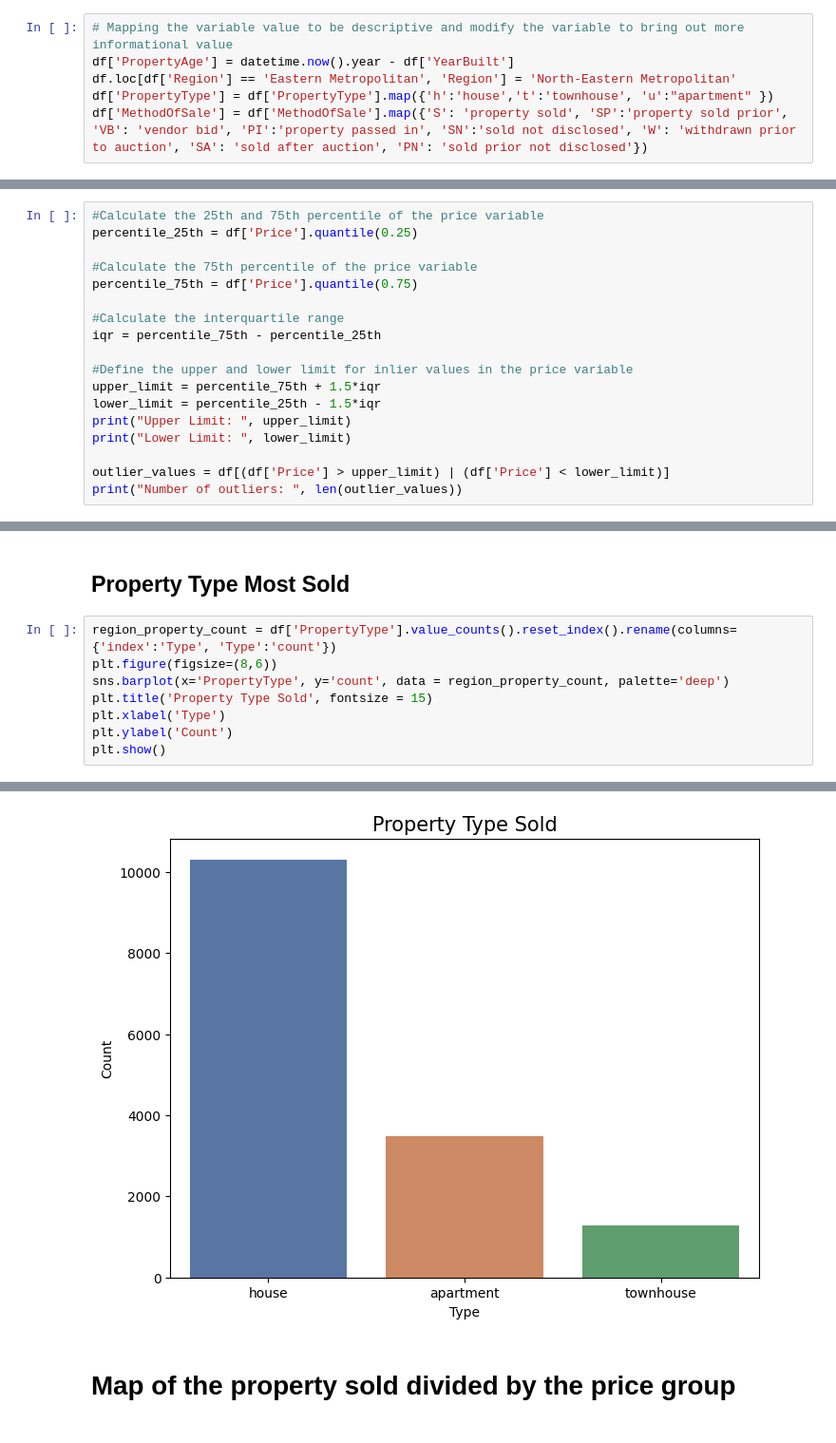
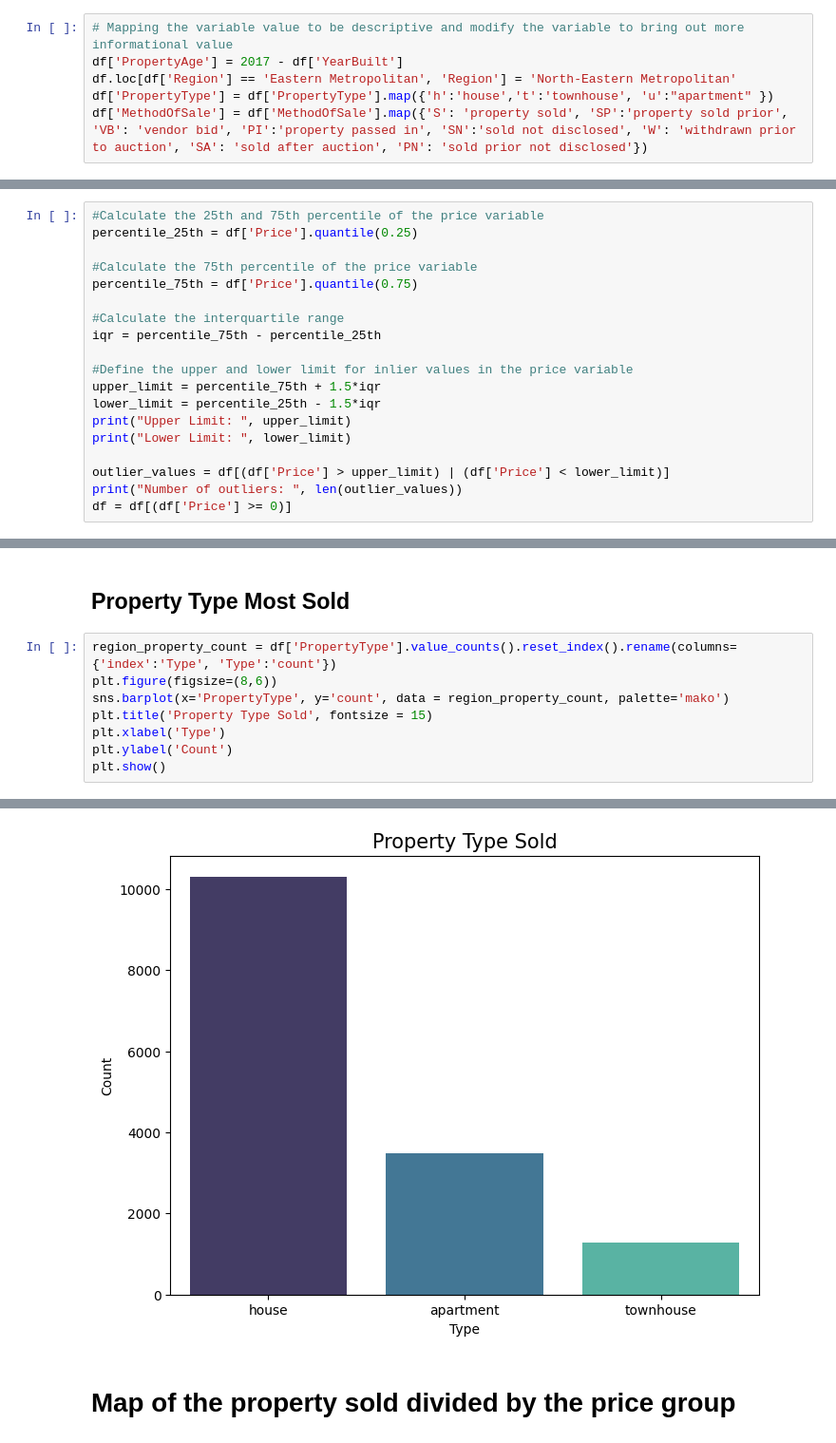
Before and after one commit to DustinKeene/Melbourne-Property-Price-Prediction-Modelling-, a Jupyter notebook: data_project_lab.ipynb, the cells around one changed output, grey strips where cells are left out. Shown at 95% size. Saved outputs shown, nothing was run; the diff lists cells and outputs as text.

```diff
--- a/data_project_lab.ipynb
+++ b/data_project_lab.ipynb
@@ -237,7 +237,7 @@ df.dropna(subset=['Latitude','Longitude'], inplace= True)
 'CouncilArea' does not provide significant context to the analysis later on as we already have region and suburbs as a way to distinguish the geography between premises, especially that rougly 33.5% of the data are missing the variable value.
 # %%
 # Mapping the variable value to be descriptive and modify the variable to bring out more informational value
-df['PropertyAge'] = datetime.now().year - df['YearBuilt']
+df['PropertyAge'] = 2017 - df['YearBuilt']
 df.loc[df['Region'] == 'Eastern Metropolitan', 'Region'] = 'North-Eastern Metropolitan'
 df['PropertyType'] = df['PropertyType'].map({'h':'house','t':'townhouse', 'u':"apartment" })
 df['MethodOfSale'] = df['MethodOfSale'].map({'S': 'property sold', 'SP':'property sold prior', 'VB': 'vendor bid', 'PI':'property passed in', 'SN':'sold not disclosed', 'W': 'withdrawn prior to auction', 'SA': 'sold after auction', 'PN': 'sold prior not disclosed'})
@@ -276,6 +276,7 @@ print("Lower Limit: ", lower_limit)
 
 outlier_values = df[(df['Price'] > upper_limit) | (df['Price'] < lower_limit)]
 print("Number of outliers: ", len(outlier_values))
+df = df[(df['Price'] >= 0)]
 # %% [output]
 Upper Limit:  2340000.0
 Lower Limit:  -380000.0
@@ -323,7 +408,7 @@ Passing `palette` without assigning `hue` is deprecated and will be removed in v
 # %%
 region_property_count = df['PropertyType'].value_counts().reset_index().rename(columns={'index':'Type', 'Type':'count'})
 plt.figure(figsize=(8,6))
-sns.barplot(x='PropertyType', y='count', data = region_property_count, palette='deep')
+sns.barplot(x='PropertyType', y='count', data = region_property_count, palette='mako')
 plt.title('Property Type Sold', fontsize = 15)
 plt.xlabel('Type')
 plt.ylabel('Count')
@@ -335,4 +420,4 @@ Passing `palette` without assigning `hue` is deprecated and will be removed in v
-[figure, old version]
+[figure, new version]
 # %% [markdown]
 # Map of the property sold divided by the price group
 # %%
```
Also changed, not shown: parts of 26 cells of this notebook, 1 other file.
